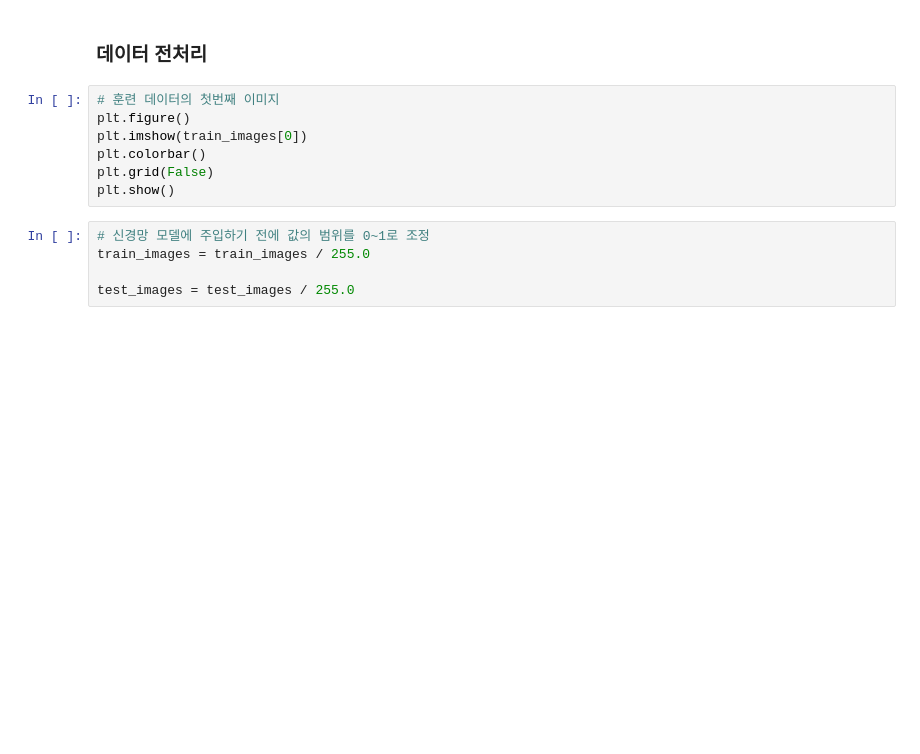
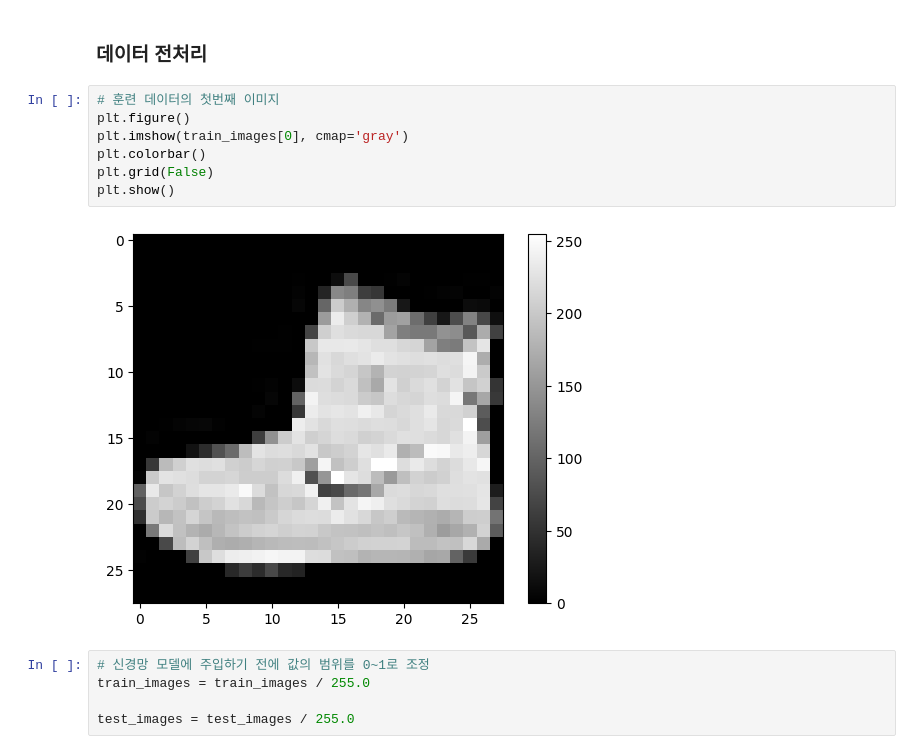
Before and after one commit to furnn/Programers, a Jupyter notebook: month2/[KDT] 인공지능 8주차 실습/[실습]03_TensorFlow_자동미분연산_MLP.ipynb, the cells around one changed output. Cells and saved outputs as stored; diff of their text form; blank space fills up the shorter version.

```diff
--- a/month2/[KDT] 인공지능 8주차 실습/[실습]03_TensorFlow_자동미분연산_MLP.ipynb
+++ b/month2/[KDT] 인공지능 8주차 실습/[실습]03_TensorFlow_자동미분연산_MLP.ipynb
@@ -247,10 +269,12 @@ train_labels
 # %%
 # 훈련 데이터의 첫번째 이미지
 plt.figure()
-plt.imshow(train_images[0])
+plt.imshow(train_images[0], cmap='gray')
 plt.colorbar()
 plt.grid(False)
 plt.show()
+# %% [output]
+[figure, added]
 # %%
 # 신경망 모델에 주입하기 전에 값의 범위를 0~1로 조정
 train_images = train_images / 255.0
```
Also changed, not shown: parts of 12 cells of this notebook.
